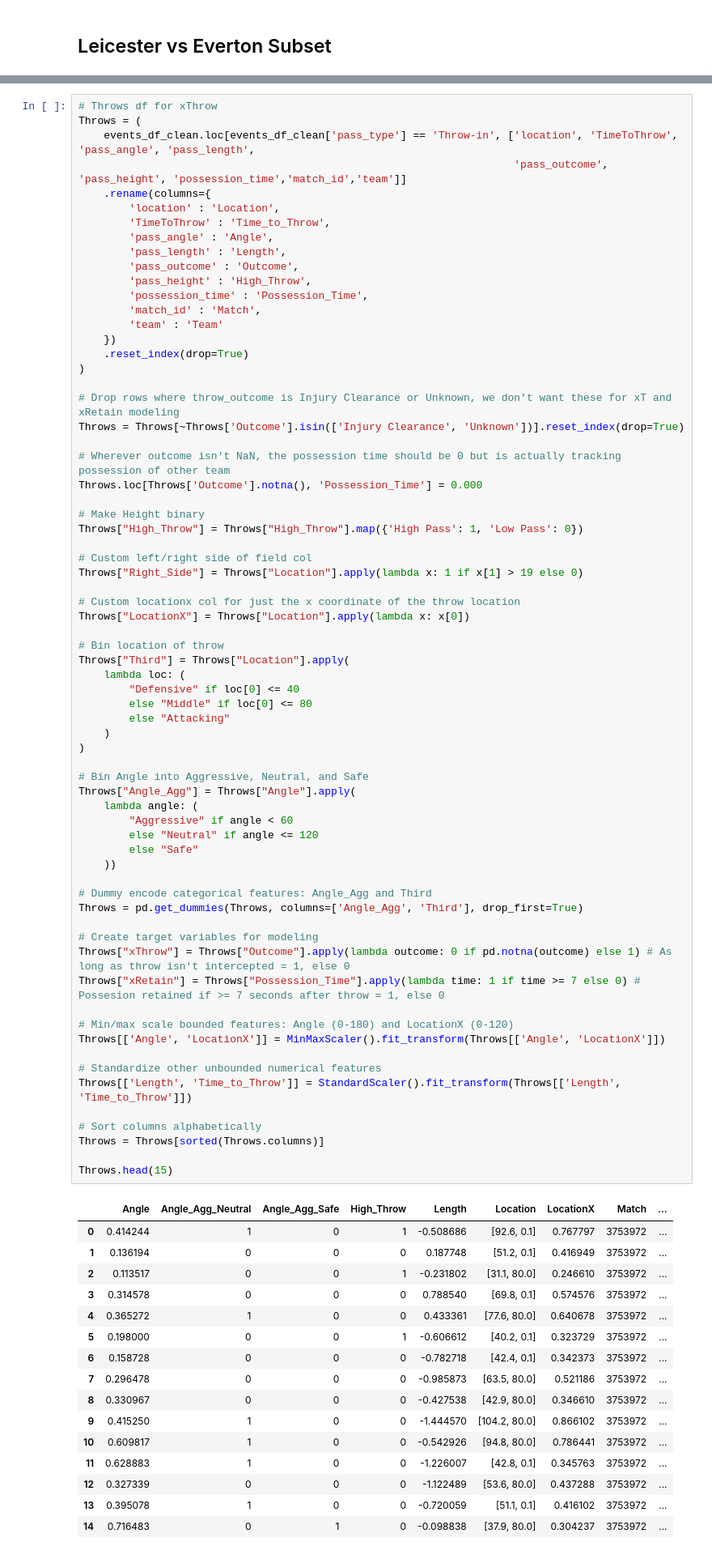
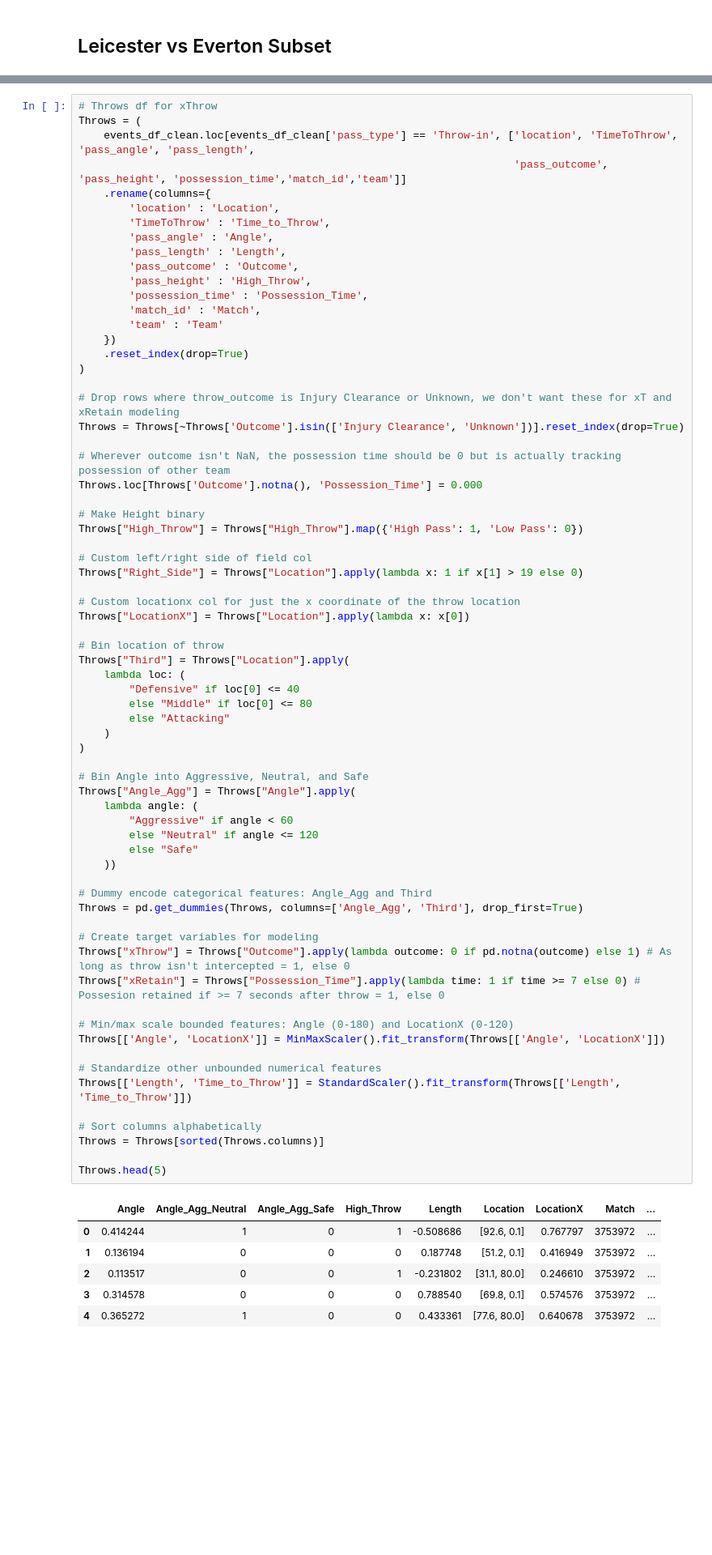
Before and after one commit to hwillif/Throw-in-Project, a Jupyter notebook: Throw-in Project - Jimenez.ipynb, the cells around one changed output, grey strips where cells are left out. Shown at 81% size. Saved outputs shown, nothing was run; the diff lists cells and outputs as text; blank space fills up the shorter version.

```diff
--- a/Throw-in Project - Jimenez.ipynb
+++ b/Throw-in Project - Jimenez.ipynb
@@ -414,44 +413,34 @@ Throws["Third"] = Throws["Location"].apply(
 Throws["Angle_Agg"] = Throws["Angle"].apply(
     lambda angle: (
         "Aggressive" if angle < 60
         else "Neutral" if angle <= 120
         else "Safe"
     ))
 
 # Dummy encode categorical features: Angle_Agg and Third
 Throws = pd.get_dummies(Throws, columns=['Angle_Agg', 'Third'], drop_first=True)
 
 # Create target variables for modeling
 Throws["xThrow"] = Throws["Outcome"].apply(lambda outcome: 0 if pd.notna(outcome) else 1) # As long as throw isn't intercepted = 1, else 0
 Throws["xRetain"] = Throws["Possession_Time"].apply(lambda time: 1 if time >= 7 else 0) # Possesion retained if >= 7 seconds after throw = 1, else 0
 
 # Min/max scale bounded features: Angle (0-180) and LocationX (0-120)
 Throws[['Angle', 'LocationX']] = MinMaxScaler().fit_transform(Throws[['Angle', 'LocationX']])
 
 # Standardize other unbounded numerical features
 Throws[['Length', 'Time_to_Throw']] = StandardScaler().fit_transform(Throws[['Length', 'Time_to_Throw']])
 
 # Sort columns alphabetically
 Throws = Throws[sorted(Throws.columns)]
 
-Throws.head(15)
+Throws.head(5)
 # %% [output]
 |  | Angle | Angle_Agg_Neutral | Angle_Agg_Safe | High_Throw | Length | Location | LocationX | Match | ... |
 | 0 | 0.414244 | 1 | 0 | 1 | -0.508686 | [92.6, 0.1] | 0.767797 | 3753972 | ... |
 | 1 | 0.136194 | 0 | 0 | 0 | 0.187748 | [51.2, 0.1] | 0.416949 | 3753972 | ... |
 | 2 | 0.113517 | 0 | 0 | 1 | -0.231802 | [31.1, 80.0] | 0.246610 | 3753972 | ... |
 | 3 | 0.314578 | 0 | 0 | 0 | 0.788540 | [69.8, 0.1] | 0.574576 | 3753972 | ... |
 | 4 | 0.365272 | 1 | 0 | 0 | 0.433361 | [77.6, 80.0] | 0.640678 | 3753972 | ... |
-| 5 | 0.198000 | 0 | 0 | 1 | -0.606612 | [40.2, 0.1] | 0.323729 | 3753972 | ... |
-| 6 | 0.158728 | 0 | 0 | 0 | -0.782718 | [42.4, 0.1] | 0.342373 | 3753972 | ... |
-| 7 | 0.296478 | 0 | 0 | 0 | -0.985873 | [63.5, 80.0] | 0.521186 | 3753972 | ... |
-| 8 | 0.330967 | 0 | 0 | 0 | -0.427538 | [42.9, 80.0] | 0.346610 | 3753972 | ... |
-| 9 | 0.415250 | 1 | 0 | 0 | -1.444570 | [104.2, 80.0] | 0.866102 | 3753972 | ... |
-| 10 | 0.609817 | 1 | 0 | 0 | -0.542926 | [94.8, 80.0] | 0.786441 | 3753972 | ... |
-| 11 | 0.628883 | 1 | 0 | 0 | -1.226007 | [42.8, 0.1] | 0.345763 | 3753972 | ... |
-| 12 | 0.327339 | 0 | 0 | 0 | -1.122489 | [53.6, 80.0] | 0.437288 | 3753972 | ... |
-| 13 | 0.395078 | 1 | 0 | 0 | -0.720059 | [51.1, 0.1] | 0.416102 | 3753972 | ... |
-| 14 | 0.716483 | 0 | 1 | 0 | -0.098838 | [37.9, 80.0] | 0.304237 | 3753972 | ... |
 # %%
 # Games df for xRetain
 Games = (
```
Also changed, not shown: parts of 6 cells of this notebook.
